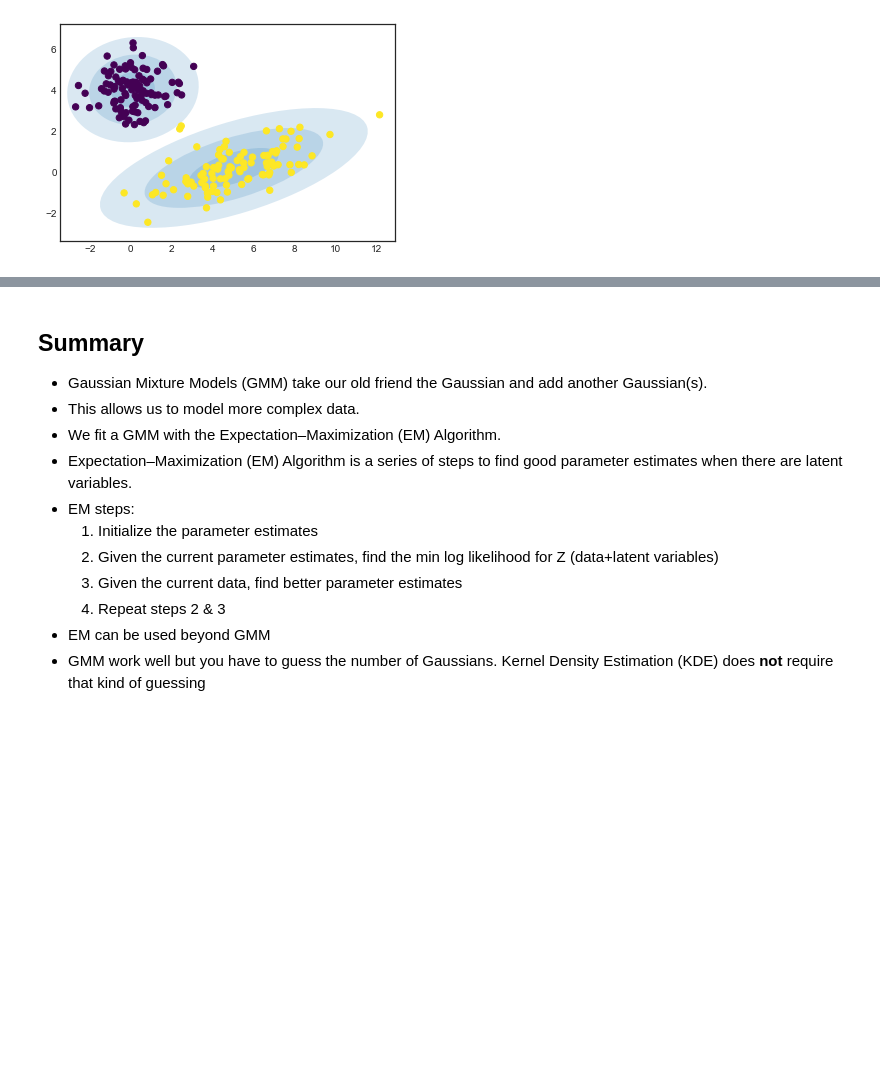
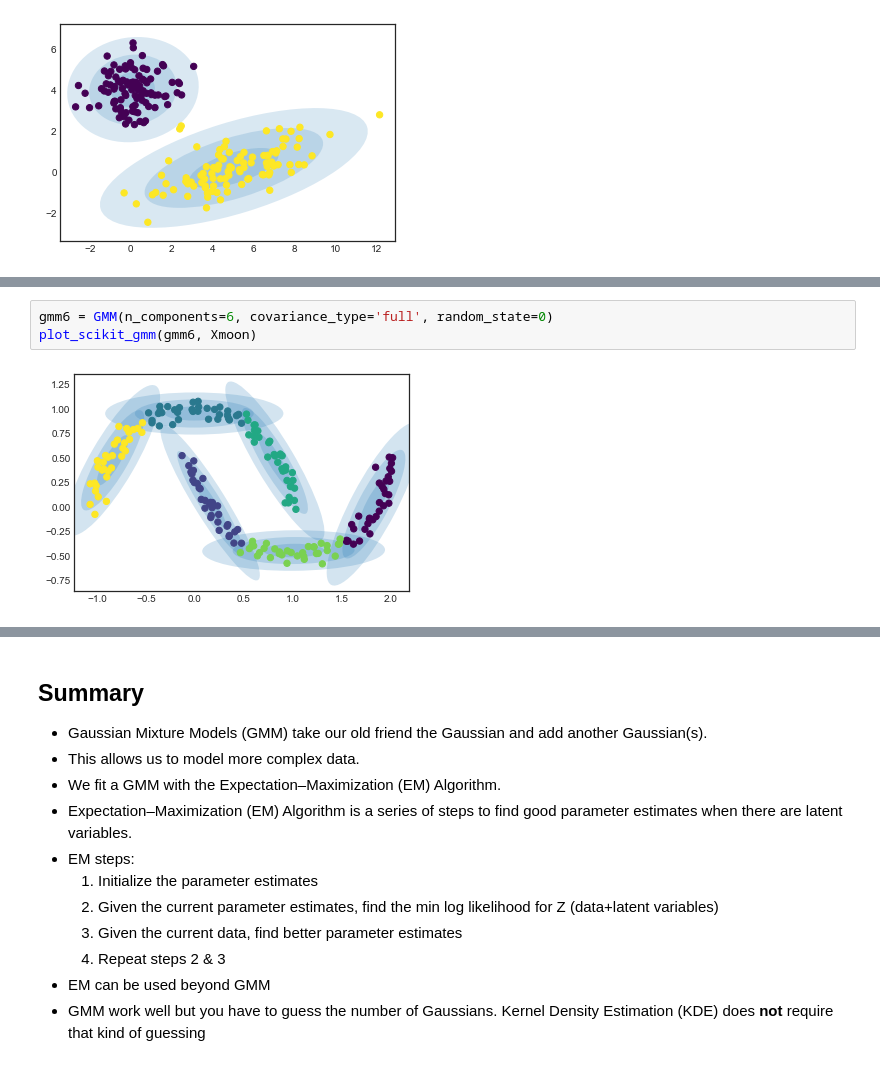
Before and after one commit to leandroohf/GMM, a Jupyter notebook: intro_to_gmm_&_em.ipynb, the cells around one changed output, grey strips where cells are left out. Cells and saved outputs as stored; diff of their text form; blank space fills up the shorter version.

```diff
--- a/intro_to_gmm_&_em.ipynb
+++ b/intro_to_gmm_&_em.ipynb
@@ -486,0 +533,5 @@ mu_shift:[0.19083375960460114, 0.2564827667884491]
+# %%
+gmm6 = GMM(n_components=6, covariance_type='full', random_state=0)
+plot_scikit_gmm(gmm6, Xmoon)
+# %% [output]
+[figure, added]
```
Also changed, not shown: parts of 15 cells of this notebook.
